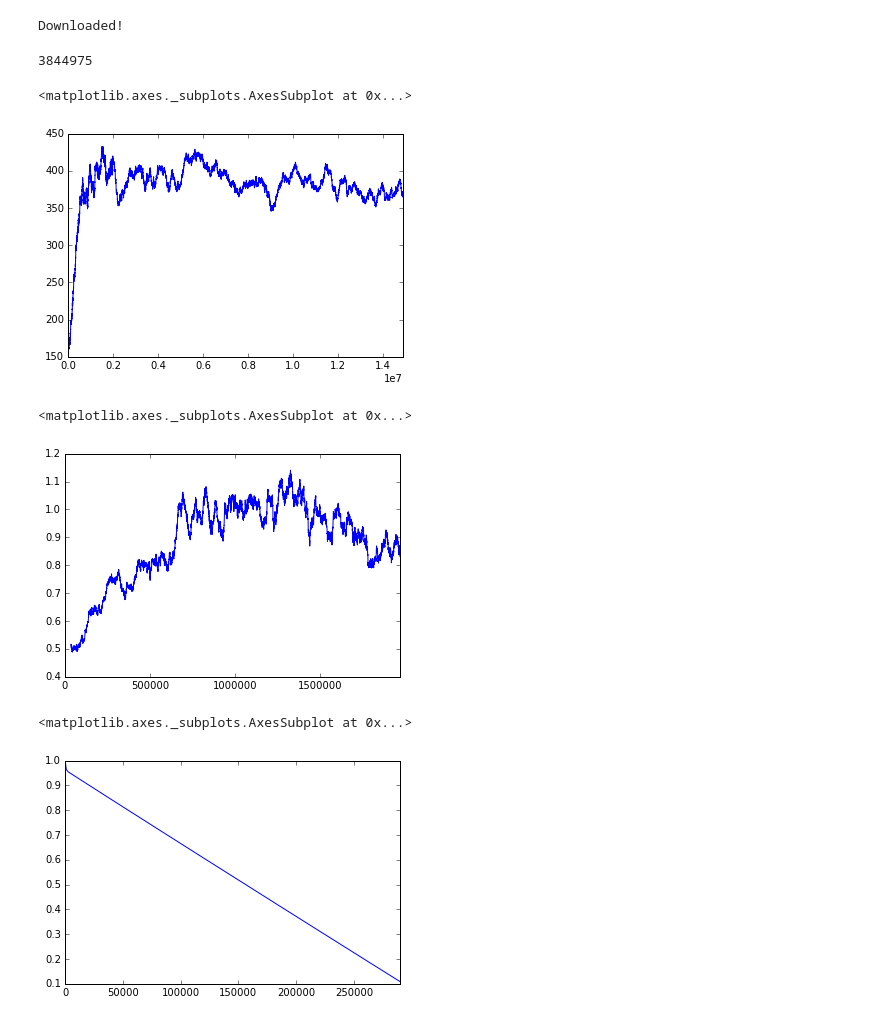
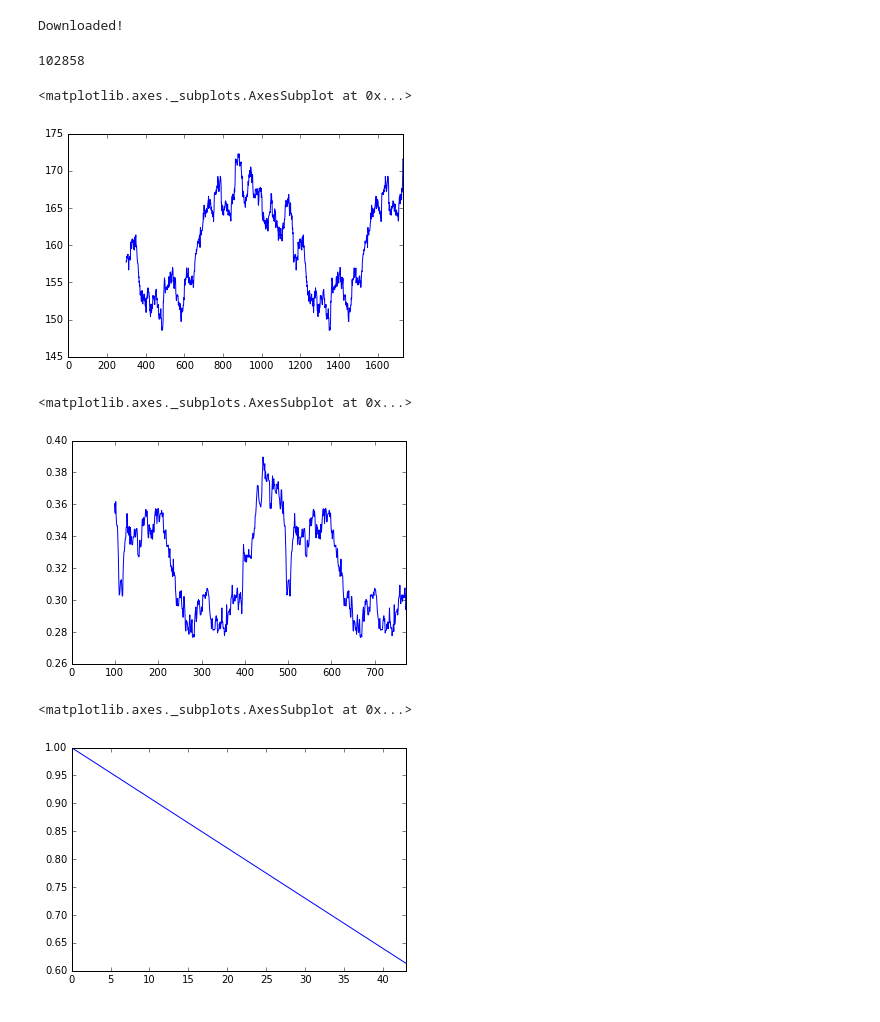
Before and after one commit to maciejjaskowski/deep-q-learning, a Jupyter notebook: analysis/Analaze DQN.ipynb, the cells around one changed output. Cells and saved outputs as stored; diff of their text form; code cells hidden in the pictures.

```diff
--- a/analysis/Analaze DQN.ipynb
+++ b/analysis/Analaze DQN.ipynb
@@ -4,10 +4,12 @@ import pandas as pd
 from subprocess import call
 import os
 
-client_id = "dqn2"
+client_id = "dqn11"
 
 logs_dir = "../" + client_id + "/logs"
+config_dir = "../" + client_id + "/config"
 ret = call(["aws", "s3", "sync", "s3://" + client_id + "/logs", logs_dir])
+ret = call(["aws", "s3", "sync", "s3://" + client_id + "/config", config_dir])
 
 
 if ret != 0:
@@ -22,33 +24,37 @@ import pandas as pd
 paths = [logs_dir + "/" + file_name for file_name in sorted(os.listdir(logs_dir)) if file_name.endswith(".s")]
 
 
-u = pd.Series()
+log=None
+log = pd.Series()
 for path in paths:
-    u = pd.concat([u, pd.read_csv(path, sep='|', header=None, engine='python')])
-len(u)
+    log = pd.concat([u, pd.read_csv(path, sep='|', header=None, engine='python')])
+print(len(log))
+log = log.iloc[:,0]
 # %% [output]
-3844975
+102858
 # %%
 
-log = pd.read_csv('log.out', sep="#").iloc[:,0]
-rewards = log[log.str.startswith("Game reward: ")].str.extract('Game reward: (\d*)')
-loss = log[log.str.startswith("loss:")].str.extract('loss:  (\d+\.\d+)').astype(float)
-epsilon = log[log.str.startswith('epsilon:')].str.extract('epsilon:  (\d+\.\d+)').astype(float)
+rewards = log[log.str.contains("Game reward: ")].str.extract('Game reward: (\d*)').astype(float)
+rewards.index = range(0,len(rewards.index))
+loss = log[log.str.contains("loss:")].str.extract('loss:  (\d+\.\d+)').astype(float)
+loss.index = range(0, len(loss.index))
+epsilon = log[log.str.contains('epsilon:')].str.extract('epsilon:  (\d+\.\d+)').astype(float)
+epsilon.index = range(0, len(epsilon.index))
 # %%
 pd.rolling_mean(rewards, 300).plot()
 # %% [output]
 <matplotlib.axes._subplots.AxesSubplot at 0x...>
-[figure, old version]
+[figure, new version]
 # %%
-pd.rolling_mean(loss, 300).plot()
+pd.rolling_mean(loss, 100).plot()
 # %% [output]
 <matplotlib.axes._subplots.AxesSubplot at 0x...>
-[figure, old version]
+[figure, new version]
 # %%
 epsilon.plot()
 # %% [output]
 <matplotlib.axes._subplots.AxesSubplot at 0x...>
-[figure, old version]
+[figure, new version]
 # %%
 ret = call(["./fetch_weights.sh"])
 if ret != 0:
```
Also changed, not shown: 3 other files.
